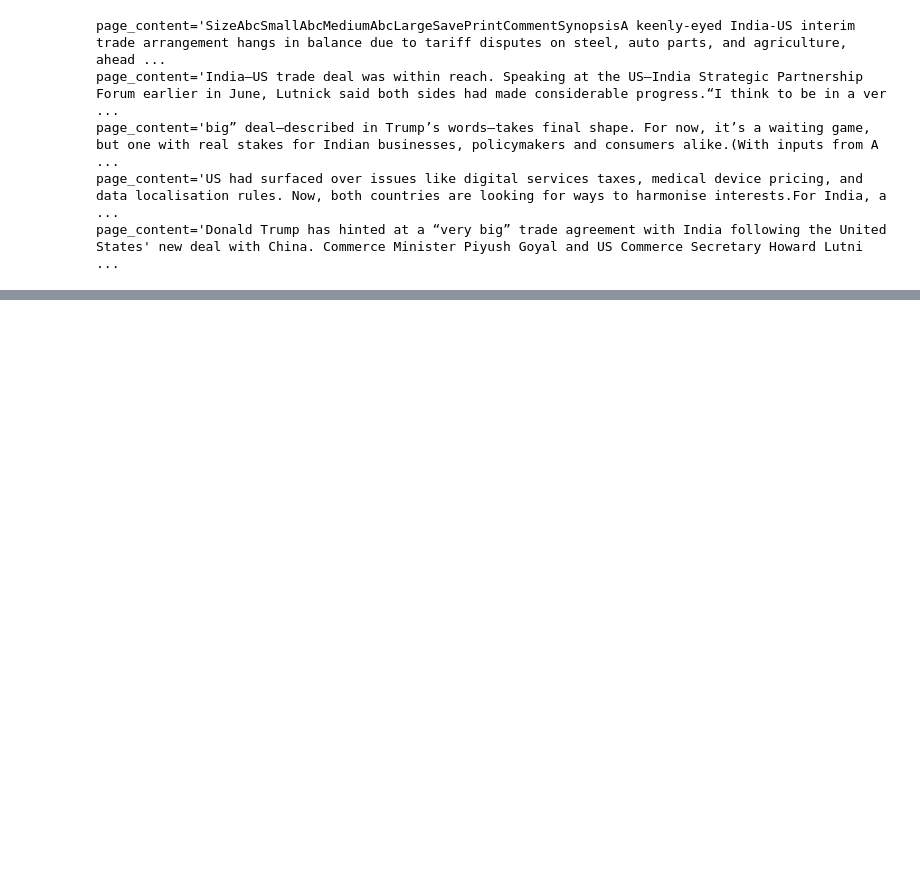
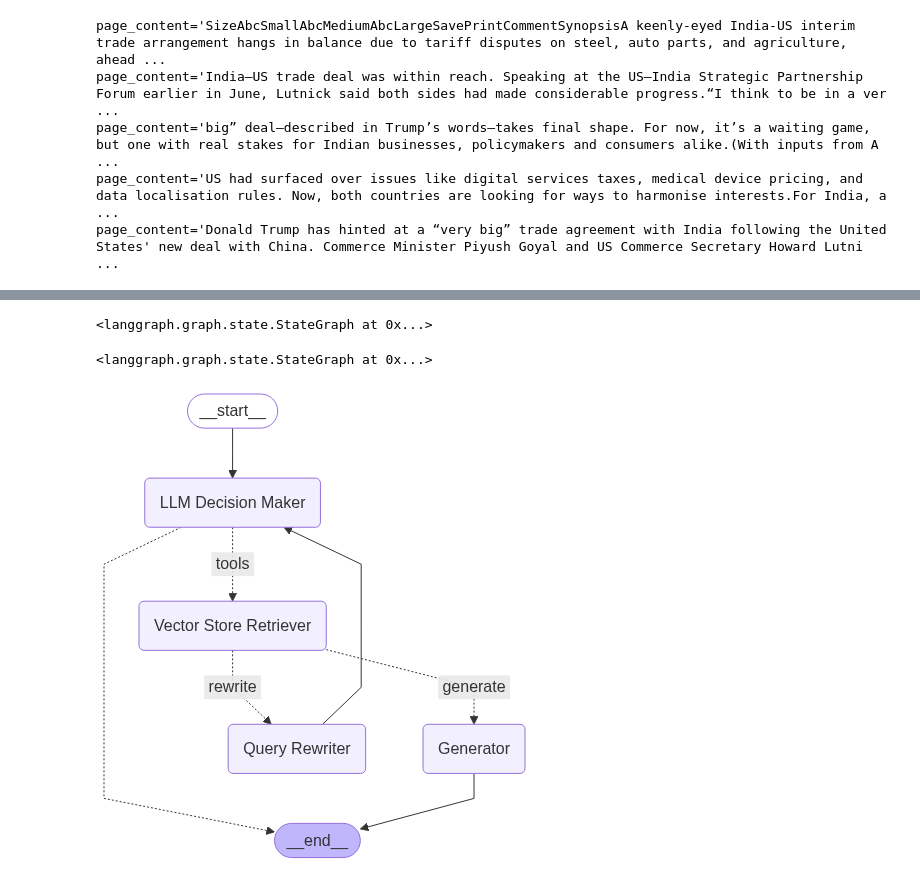
Before and after one commit to apshuk21/Agentic-RAG, a Jupyter notebook: main.ipynb, the cells around one changed output, grey strips where cells are left out. Drawn from its saved outputs; the diff is of its cells as text; code cells hidden in the pictures; blank space fills up the shorter version.

Commit message:
Orchestrate the nodes and edges in the graph

```diff
--- a/main.ipynb
+++ b/main.ipynb
@@ -44,0 +99,39 @@ page_content='Donald Trump has hinted at a “very big” trade agreement with I
+# %%
+workflow = StateGraph(AgentState)
+# %%
+workflow.add_node('LLM Decision Maker', LLM_Decision_Maker)
+workflow.add_node('Vector Store Retriever', tools_node)
+workflow.add_node('Generator', generator_node)
+workflow.add_node('Query Rewriter', query_rewriter_node)
+# %% [output]
+<langgraph.graph.state.StateGraph at 0x...>
+# %%
+workflow.add_edge(START, 'LLM Decision Maker')
+
+workflow.add_edge('LLM Decision Maker', END)
+
+workflow.add_conditional_edges(
+    'LLM Decision Maker',
+    tools_condition,
+    {
+        'tools': 'Vector Store Retriever',
+        END: END
+    }
+)
+
+workflow.add_conditional_edges(
+    'Vector Store Retriever',
+    grade_context,
+    {
+        'generate': 'Generator',
+        'rewrite': 'Query Rewriter'
+    }
+)
+
+workflow.add_edge('Query Rewriter', 'LLM Decision Maker')
+
+workflow.add_edge('Generator', END)
+# %% [output]
+<langgraph.graph.state.StateGraph at 0x...>
+# %%
+app = workflow.compile()
@@ -44,0 +140,4 @@ page_content='Donald Trump has hinted at a “very big” trade agreement with I
+# %%
+display(Image(app.get_graph().draw_mermaid_png()))
+# %% [output]
+[figure, added]
```
Also changed, not shown: parts of 18 cells of this notebook.
